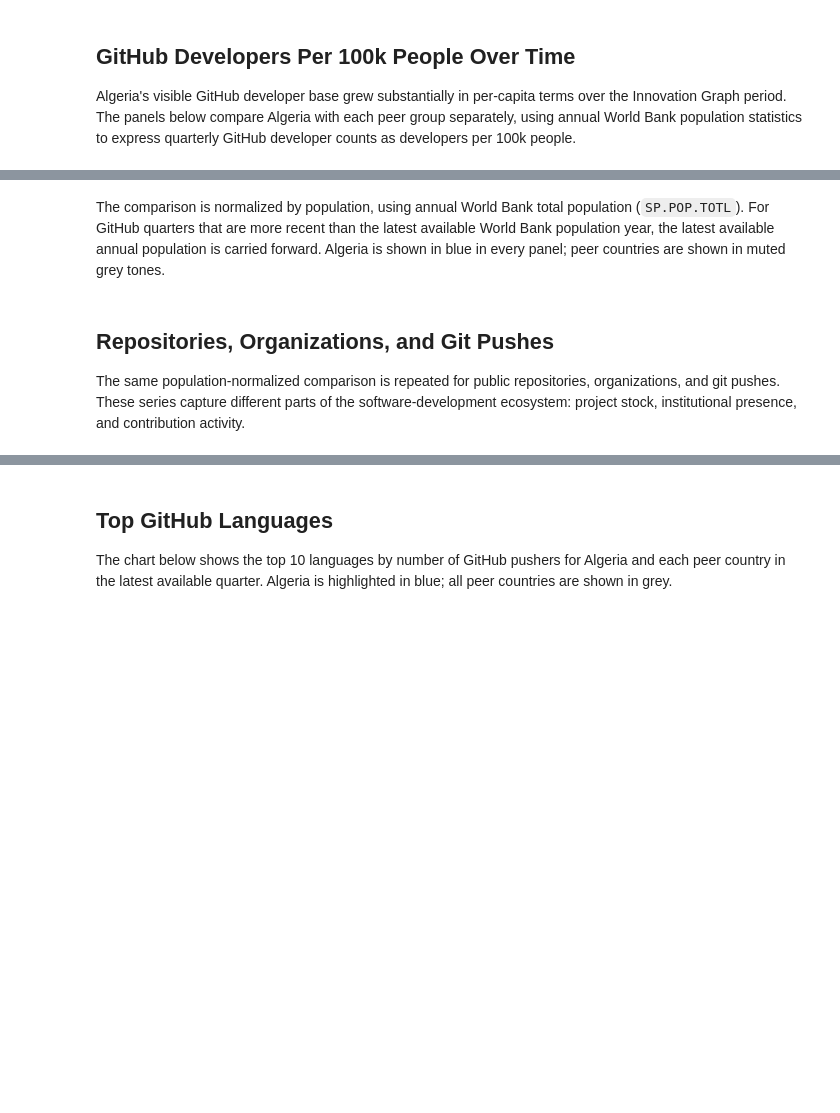
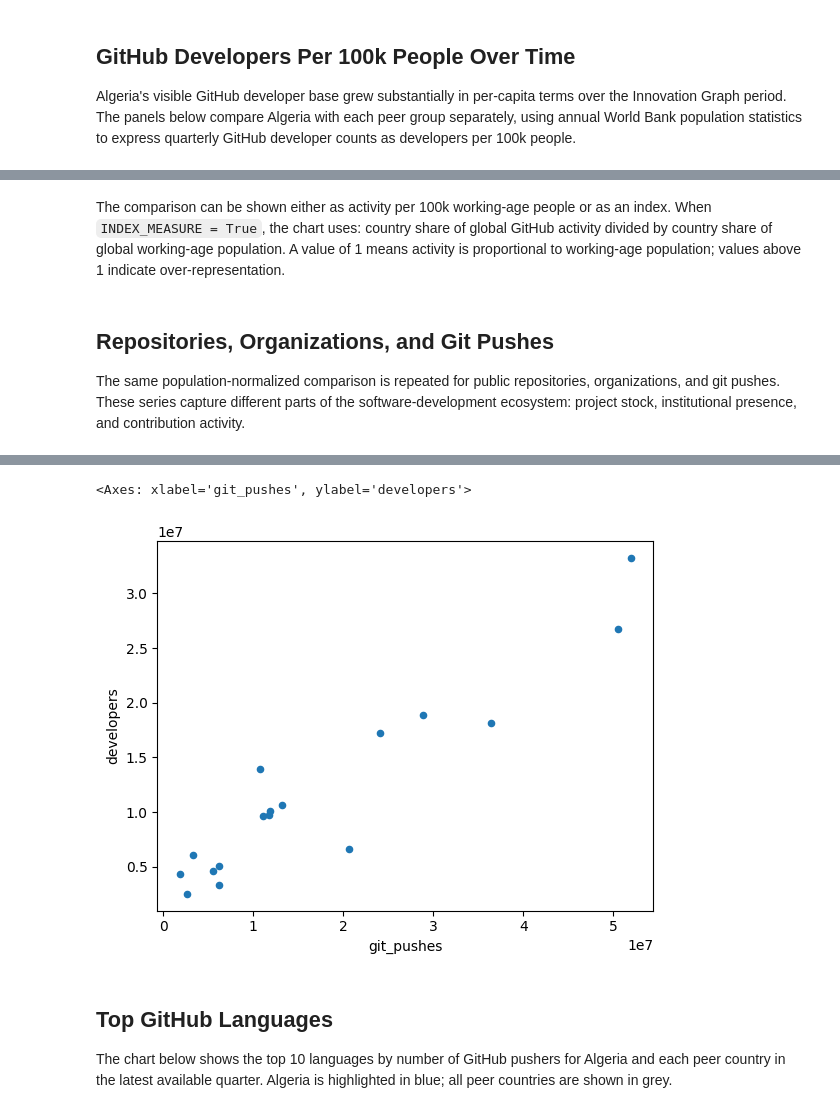
Before and after one commit to datapartnership/algeria-economic-monitoring, a Jupyter notebook: notebooks/ai/software-development.ipynb, the cells around one changed output, grey strips where cells are left out. Drawn from its saved outputs; the diff is of its cells as text; code cells hidden in the pictures; blank space fills up the shorter version.

Commit message:
add images

```diff
--- a/notebooks/ai/software-development.ipynb
+++ b/notebooks/ai/software-development.ipynb
@@ -44,6 +44,7 @@ PEER_GROUPS = {
     "Structural": ["EC", "PE", "GH", "VN", "CO"],
     "Regional": ["EG", "JO", "MA", "TN", "IQ"],
     "Aspirational": ["MY", "CL", "PL", "RO"],
+    "Developers":['EG', 'NG', 'KE', 'MA']
 }
 
 COUNTRY_NAMES = {
@@ -322,5 +642,5 @@ attaviz.add_caption(trend_panels, "Source: GitHub Innovation Graph data; World B
 # %% [markdown]
-The comparison is normalized by population, using annual World Bank total population (`SP.POP.TOTL`). For GitHub quarters that are more recent than the latest available World Bank population year, the latest available annual population is carried forward. Algeria is shown in blue in every panel; peer countries are shown in muted grey tones.
+The comparison can be shown either as activity per 100k working-age people or as an index. When `INDEX_MEASURE = True`, the chart uses: country share of global GitHub activity divided by country share of global working-age population. A value of 1 means activity is proportional to working-age population; values above 1 indicate over-representation.
 # %% [markdown]
 ## Repositories, Organizations, and Git Pushes
 
@@ -365,5 +679,13 @@ attaviz.add_caption(git_pushes_chart, "Source: GitHub Innovation Graph data; Wor
 # %% [output]
 [interactive output not drawn]
+# %%
+git_pushes_total = git_pushes.groupby(["iso2_code"])['git_pushes'].sum().reset_index().sort_values('git_pushes', ascending=False)
+developers_total = developers.groupby(["iso2_code"])['developers'].sum().reset_index().sort_values('developers', ascending=False)
+
+git_pushes_total.merge(developers_total, on="iso2_code", how="left").plot(x='git_pushes', y='developers', kind='scatter')
+# %% [output]
+<Axes: xlabel='git_pushes', ylabel='developers'>
+[figure, added]
 # %% [markdown]
 ## Top GitHub Languages
 
```
Also changed, not shown: parts of 25 cells of this notebook, 19 other files.
